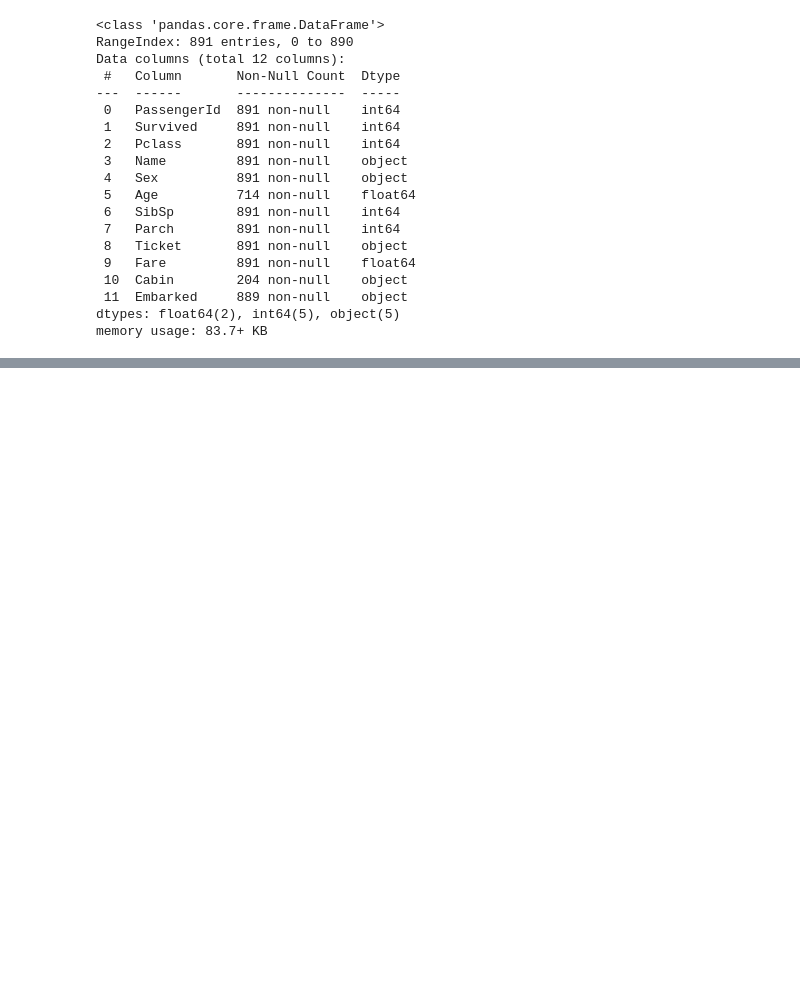
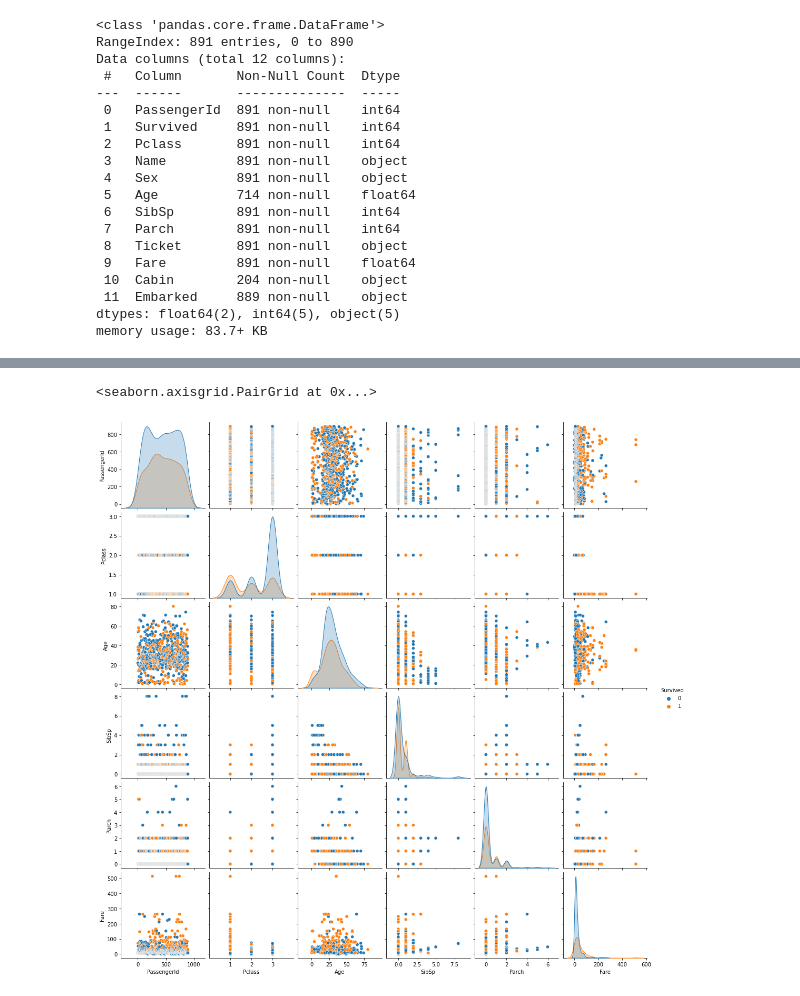
Before and after one commit to mihye126/Kaggle, a Jupyter notebook: titanic/titanic.ipynb, the cells around one changed output, grey strips where cells are left out. Cells and saved outputs as stored; diff of their text form; code cells hidden in the pictures; blank space fills up the shorter version.

```diff
--- a/titanic/titanic.ipynb
+++ b/titanic/titanic.ipynb
@@ -45,3 +46,8 @@ train.head()
 | 2 | 3 | 1 | 3 | Heikkinen, Miss. Laina | female | 26.0 | 0 | 0 | STON/O2. 3101282 | 7.9250 | ... |
 | 3 | 4 | 1 | 1 | Futrelle, Mrs. Jacques Heath (Lil... | female | 35.0 | 1 | 0 | 113803 | 53.1000 | ... |
 | 4 | 5 | 0 | 3 | Allen, Mr. William Henry | male | 35.0 | 0 | 0 | 373450 | 8.0500 | ... |
+# %%
+sns.pairplot(train,hue='Survived')
+# %% [output]
+<seaborn.axisgrid.PairGrid at 0x...>
+[figure, added]
```
Also changed, not shown: parts of 12 cells of this notebook.
